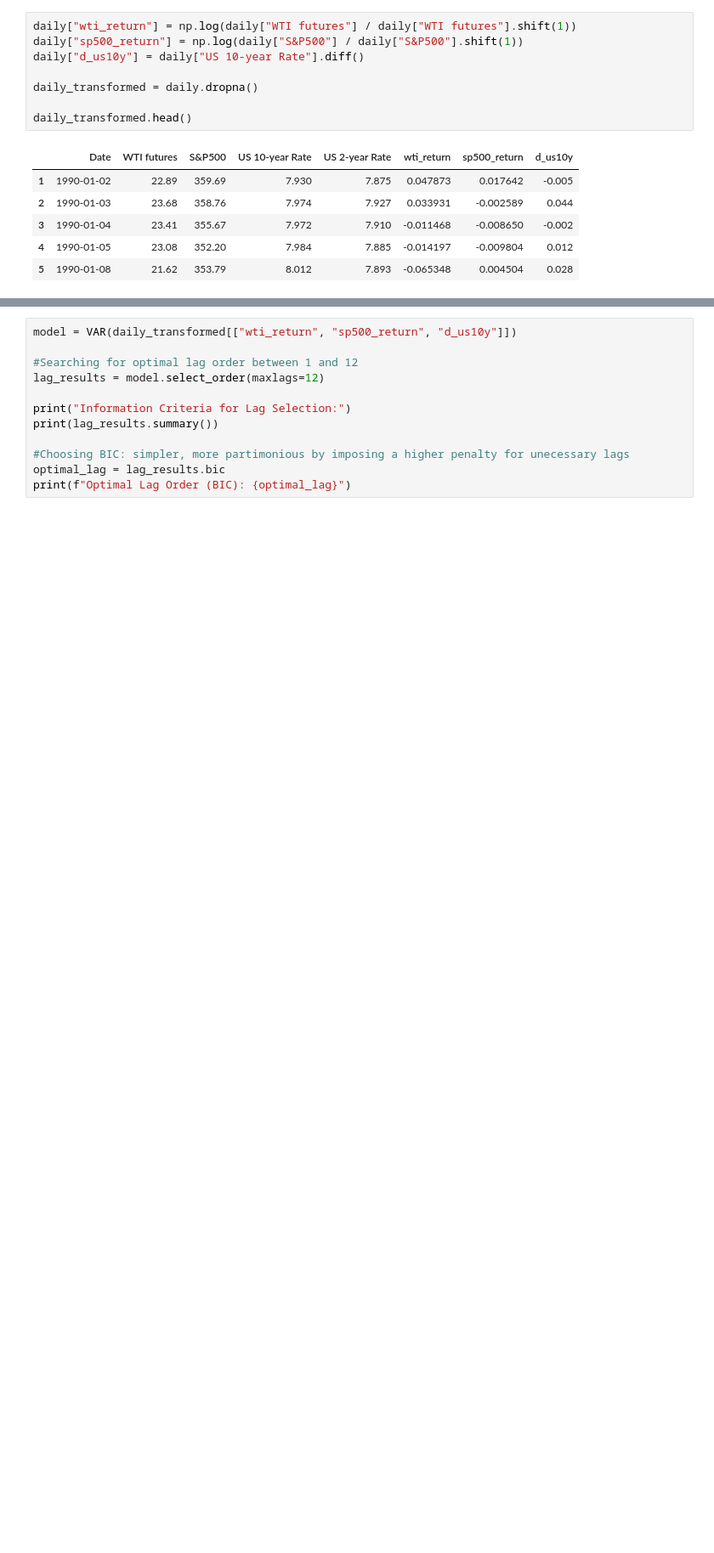
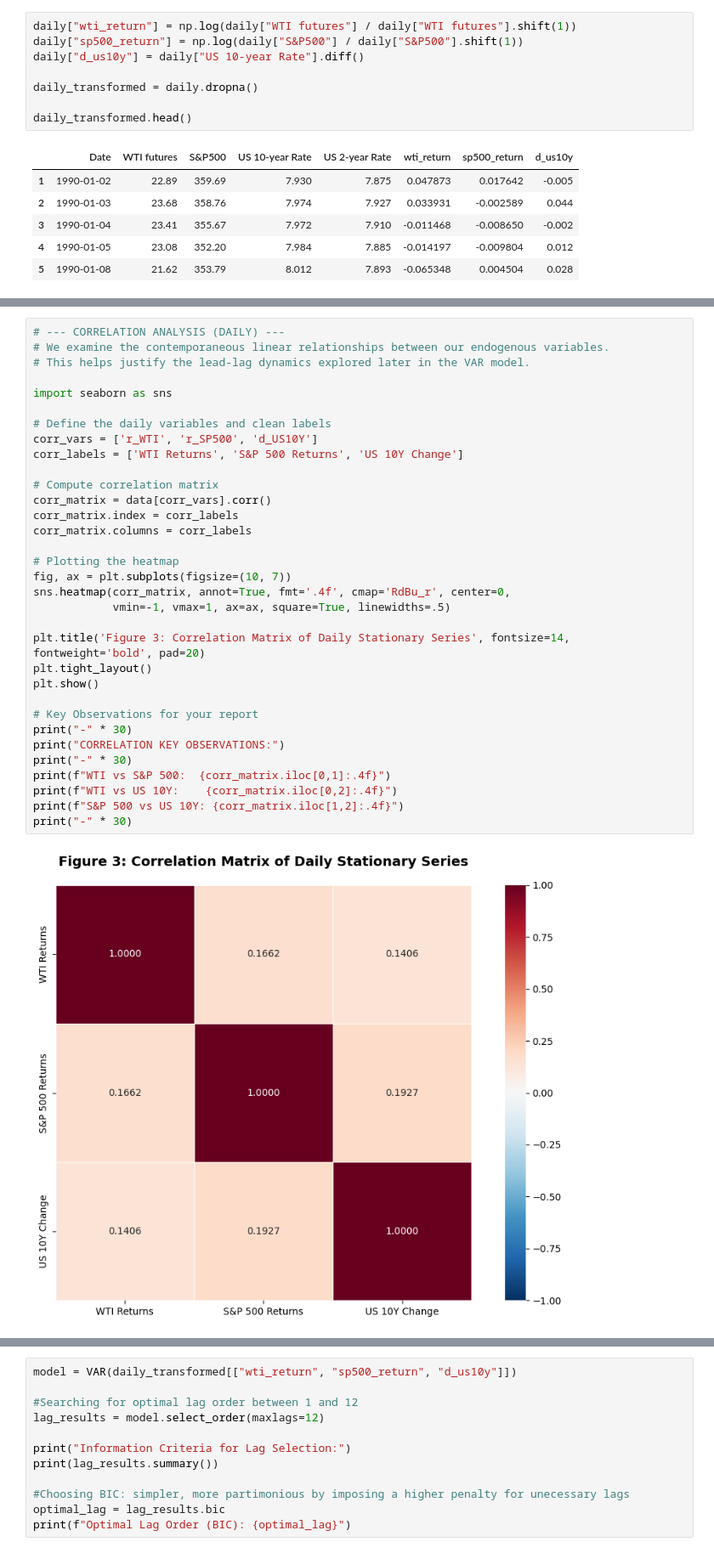
Before and after one commit to alessandrafll/Emif-Project-1, a Jupyter notebook: notebook.ipynb, the cells around one changed output, grey strips where cells are left out. Shown at 85% size. Cells and saved outputs as stored; diff of their text form; blank space fills up the shorter version.

```diff
--- a/notebook.ipynb
+++ b/notebook.ipynb
@@ -137,0 +305,35 @@ daily_transformed.head()
+# %%
+# --- CORRELATION ANALYSIS (DAILY) ---
+# We examine the contemporaneous linear relationships between our endogenous variables.
+# This helps justify the lead-lag dynamics explored later in the VAR model.
+
+import seaborn as sns
+
+# Define the daily variables and clean labels
+corr_vars = ['r_WTI', 'r_SP500', 'd_US10Y']
+corr_labels = ['WTI Returns', 'S&P 500 Returns', 'US 10Y Change']
+
+# Compute correlation matrix
+corr_matrix = data[corr_vars].corr()
+corr_matrix.index = corr_labels
+corr_matrix.columns = corr_labels
+
+# Plotting the heatmap
+fig, ax = plt.subplots(figsize=(10, 7))
+sns.heatmap(corr_matrix, annot=True, fmt='.4f', cmap='RdBu_r', center=0,
+            vmin=-1, vmax=1, ax=ax, square=True, linewidths=.5)
+
+plt.title('Figure 3: Correlation Matrix of Daily Stationary Series', fontsize=14, fontweight='bold', pad=20)
+plt.tight_layout()
+plt.show()
+
+# Key Observations for your report
+print("-" * 30)
+print("CORRELATION KEY OBSERVATIONS:")
+print("-" * 30)
+print(f"WTI vs S&P 500:  {corr_matrix.iloc[0,1]:.4f}")
+print(f"WTI vs US 10Y:    {corr_matrix.iloc[0,2]:.4f}")
+print(f"S&P 500 vs US 10Y: {corr_matrix.iloc[1,2]:.4f}")
+print("-" * 30)
+# %% [output]
+[figure, added]
```
Also changed, not shown: parts of 16 cells of this notebook.
